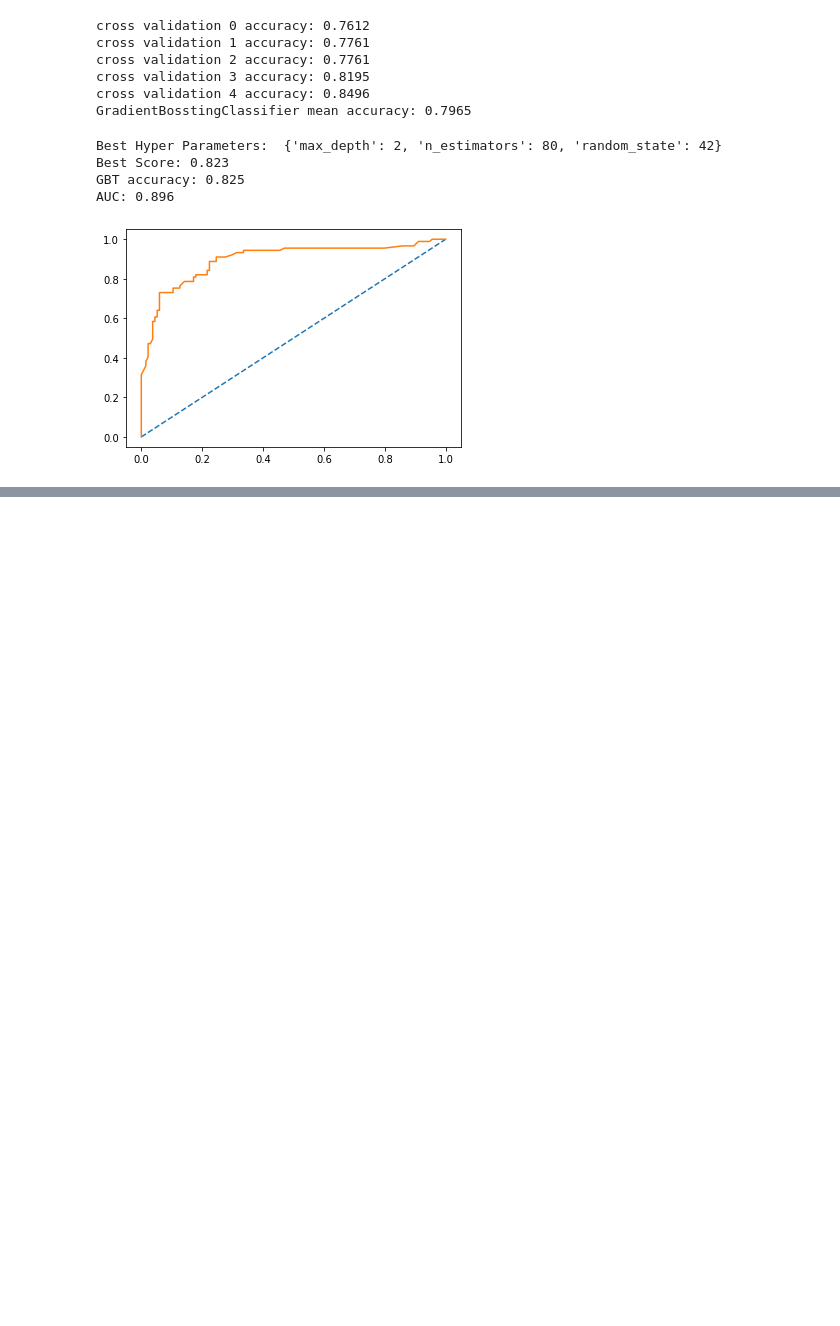
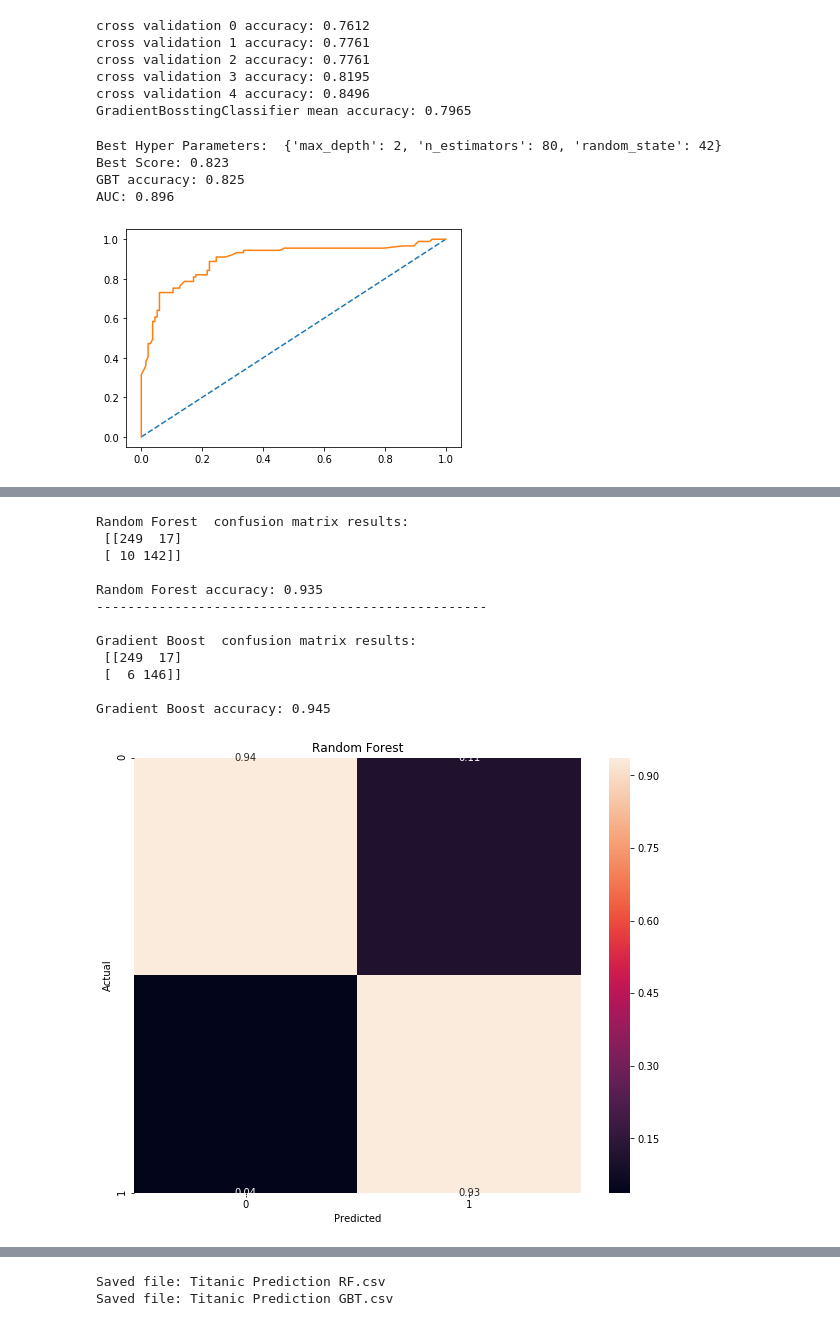
Before and after one commit to Walaleitor/proyectoFinal_ML, a Jupyter notebook: project/titanic_gbt_vs_rf .ipynb, the cells around one changed output, grey strips where cells are left out. Cells and saved outputs as stored; diff of their text form; code cells hidden in the pictures; blank space fills up the shorter version.

```diff
--- a/project/titanic_gbt_vs_rf .ipynb
+++ b/project/titanic_gbt_vs_rf .ipynb
@@ -274,0 +317,45 @@ AUC: 0.896
+# %%
+#comparing model predictions to org. submission file
+def conf_matrix(x, y):
+    prediction = x.predict(test)
+    CM = confusion_matrix(sub[target], prediction)
+    CM_rel = CM / CM.astype(np.float).sum(axis=1)
+
+
+    pyplot.figure(figsize=(10,8))
+    sns.heatmap(CM_rel, annot = True, fmt='.2f')
+    pyplot.ylabel('Actual')
+    pyplot.xlabel('Predicted')
+    pyplot.title(y);
+
+    print(ub + y, ' confusion matrix results:\n', CM, '\n')
+
+    pred = accuracy_score(sub[target], prediction)
+    print(ub + y + " accuracy: " + b +   '%.3f' % pred)
+
+def checking(x,i):
+    prediction = x.predict(test)
+
+    submission = pd.DataFrame({'PassengerId':testing['PassengerId'],'Survived':prediction})
+    print("Incorrect predictions from " + str(i) + ": \n" + str(sub.where(sub != submission).count()))
+
+
+conf_matrix(RF_model, 'Random Forest')
+#checking(RF_model, 'Random Forest')
+print('-'*50,'\n')
+conf_matrix(GBT_model, 'Gradient Boost')
+#checking(GBT_model, 'Gradient Boost')
+# %% [output]
+Random Forest  confusion matrix results:
+ [[249  17]
+ [ 10 142]]
+
+Random Forest accuracy: 0.935
+--------------------------------------------------
+
+Gradient Boost  confusion matrix results:
+ [[249  17]
+ [  6 146]]
+
+Gradient Boost accuracy: 0.945
+[figure, added]
@@ -274,0 +363,19 @@ AUC: 0.896
+# %%
+predict_RF = RF_model.predict(test)
+predict_GBT = GBT_model.predict(test)
+
+submit_RF = pd.DataFrame({'PassengerId':testing['PassengerId'],'Survived':predict_RF})
+submit_GBT = pd.DataFrame({'PassengerId':testing['PassengerId'],'Survived':predict_GBT})
+
+
+#creating submission file
+filename_RF = 'Titanic Prediction RF.csv'
+submit_RF.to_csv(filename_RF,index=False)
+print('Saved file: ' + filename_RF)
+
+filename_GBT = 'Titanic Prediction GBT.csv'
+submit_GBT.to_csv(filename_GBT,index=False)
+print('Saved file: ' + filename_GBT)
+# %% [output]
+Saved file: Titanic Prediction RF.csv
+Saved file: Titanic Prediction GBT.csv
```
Also changed, not shown: parts of 7 cells of this notebook, 2 other files.
